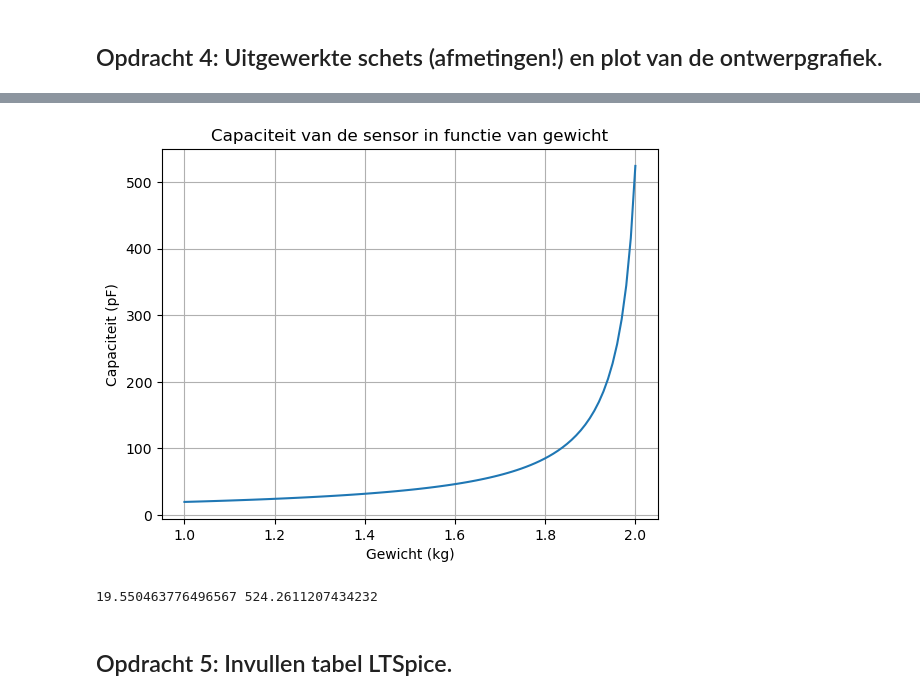
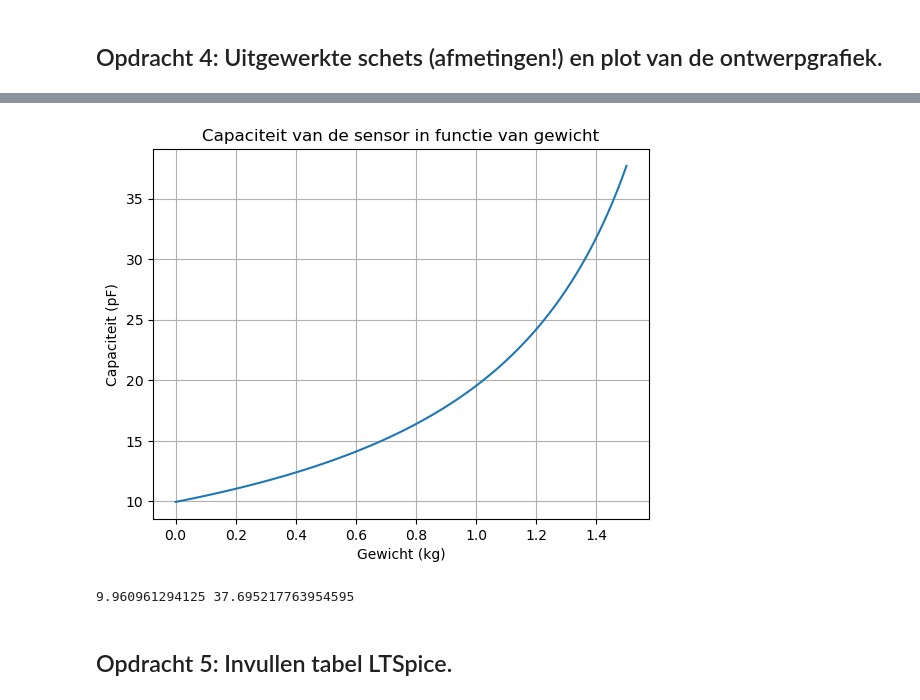
Before and after one commit to AnnetMoeleker/opdrachten-DEF-D, a Jupyter notebook: FysiekeOntwerpopdrachten/2OntwerpEenSensorCondensator/DEFOntwerpopdracht2OntwerpEenSensorInvulTemplate.ipynb, the cells around one changed output, grey strips where cells are left out. Drawn from its saved outputs; the diff is of its cells as text; code cells hidden in the pictures.

```diff
--- a/FysiekeOntwerpopdrachten/2OntwerpEenSensorCondensator/DEFOntwerpopdracht2OntwerpEenSensorInvulTemplate.ipynb
+++ b/FysiekeOntwerpopdrachten/2OntwerpEenSensorCondensator/DEFOntwerpopdracht2OntwerpEenSensorInvulTemplate.ipynb
@@ -80,27 +80,28 @@ Wij gaan een sensor maken die massa meet.
 # %%
 import numpy as np
 import matplotlib.pyplot as plt
+from scipy.optimize import curve_fit
 # Plot hier de verwachte ontwerpgrafiek van jullie sensoren.
 def vlakkeplaat_in_functie_van_gewicht(gewicht):
     d_initial = 0.02  # m
     k_cste = 250*4  # N/m
     F= gewicht*9.81
     verandering_d=-F/k_cste
     d = d_initial + verandering_d
     return vlakkeplaat(1.5, 0.1*0.15,d)*1e12  # pF
 
-gewichten = np.linspace(1, 2, 100)  # van 0 tot 5 kg
+gewichten = np.linspace(0, 1.5, 100)  # van 0 tot 5 kg
 capaciteiten = vlakkeplaat_in_functie_van_gewicht(gewichten)
 plt.plot(gewichten, capaciteiten)
 plt.xlabel("Gewicht (kg)")
 plt.ylabel("Capaciteit (pF)")
 plt.title("Capaciteit van de sensor in functie van gewicht")
 plt.grid(True)
 plt.show()
 print(min(capaciteiten),max(capaciteiten))
 # %% [output]
-[figure, old version]
+[figure, new version]
-19.550463776496567 524.2611207434232
+9.960961294125 37.695217763954595
 # %% [markdown]
 ## Opdracht 5: Invullen tabel LTSpice.
 # %% [markdown]
```
Also changed, not shown: parts of 4 cells of this notebook.
